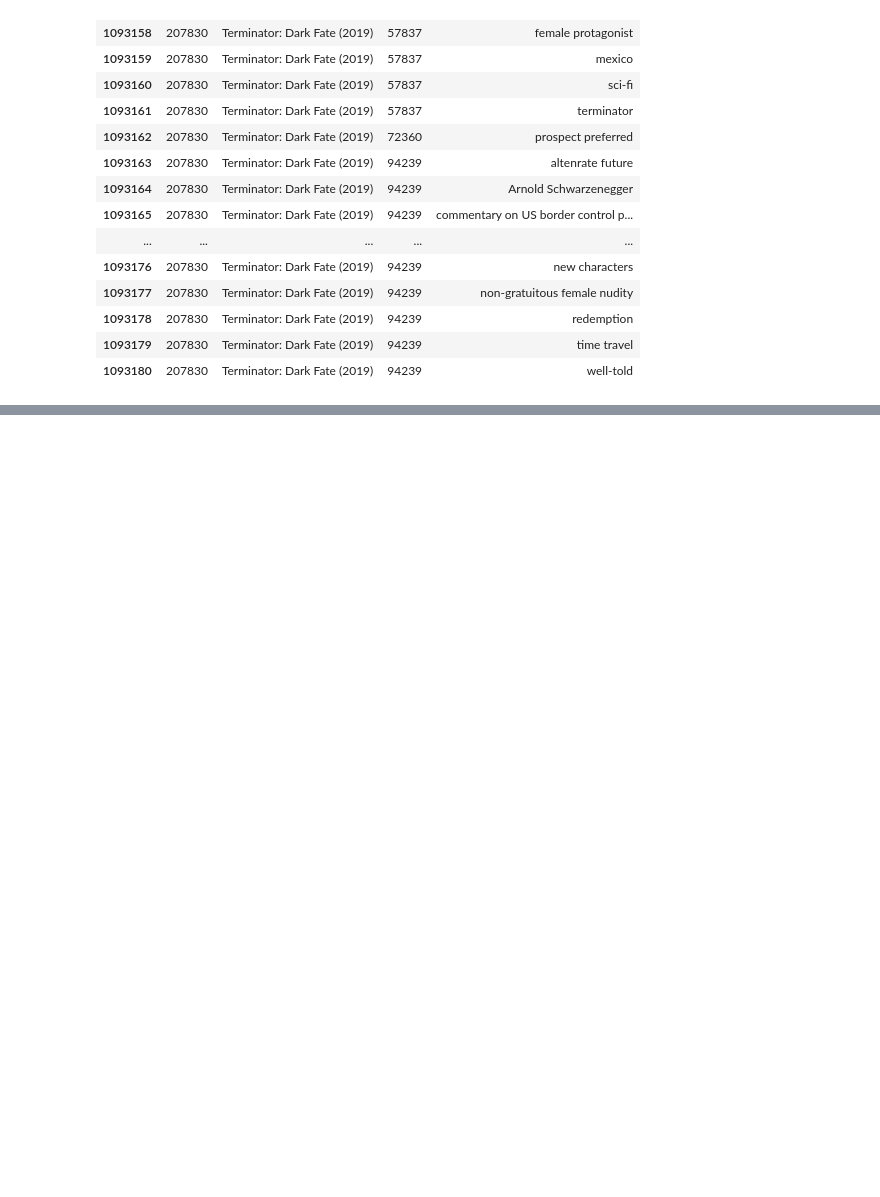
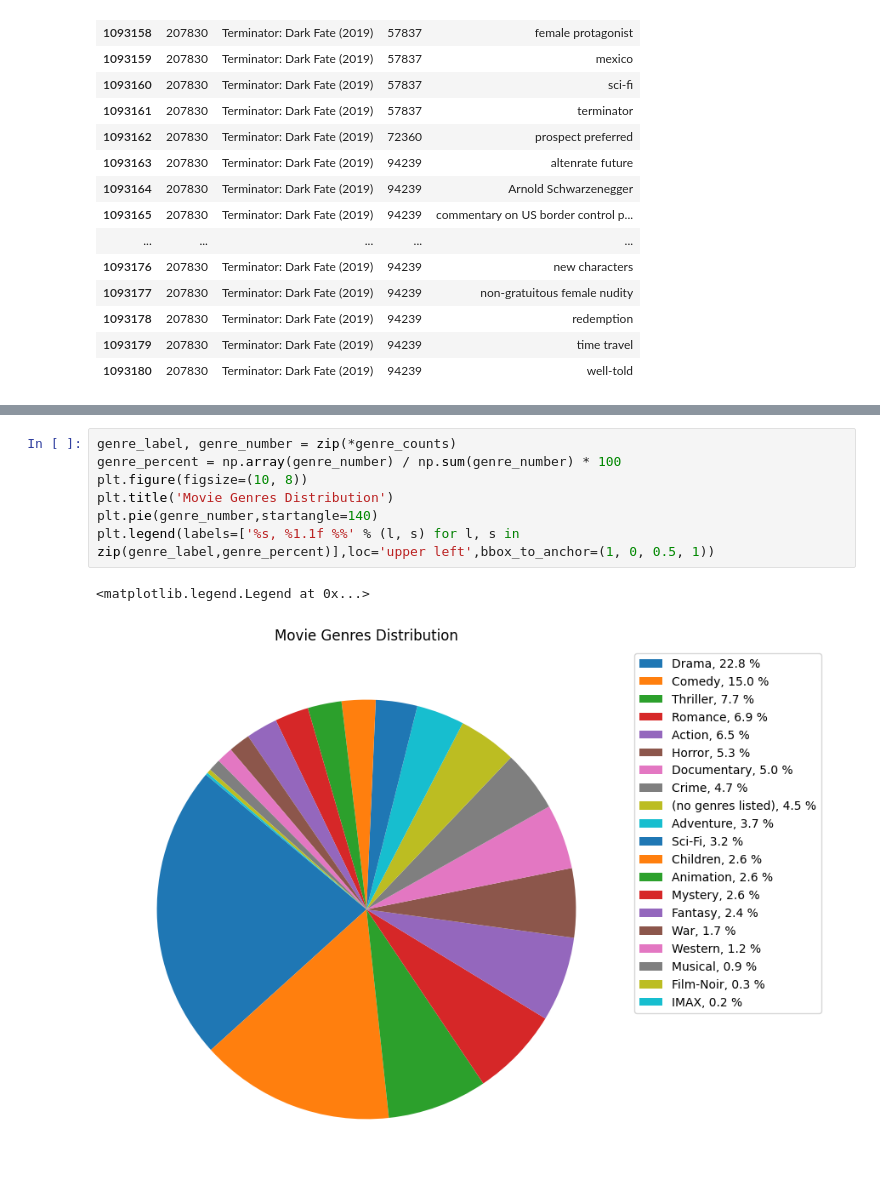
Before and after one commit to npknothere/mvlen25m, a Jupyter notebook: mvlen25m.ipynb, the cells around one changed output, grey strips where cells are left out. Saved outputs shown, nothing was run; the diff lists cells and outputs as text; blank space fills up the shorter version.

```diff
--- a/mvlen25m.ipynb
+++ b/mvlen25m.ipynb
@@ -517,0 +550,10 @@ movies_tags[terminatordf_tag]
+# %%
+genre_label, genre_number = zip(*genre_counts)
+genre_percent = np.array(genre_number) / np.sum(genre_number) * 100
+plt.figure(figsize=(10, 8))
+plt.title('Movie Genres Distribution')
+plt.pie(genre_number,startangle=140)
+plt.legend(labels=['%s, %1.1f %%' % (l, s) for l, s in zip(genre_label,genre_percent)],loc='upper left',bbox_to_anchor=(1, 0, 0.5, 1))
+# %% [output]
+<matplotlib.legend.Legend at 0x...>
+[figure, added]
```
Also changed, not shown: parts of 44 cells of this notebook, 2 other files.
